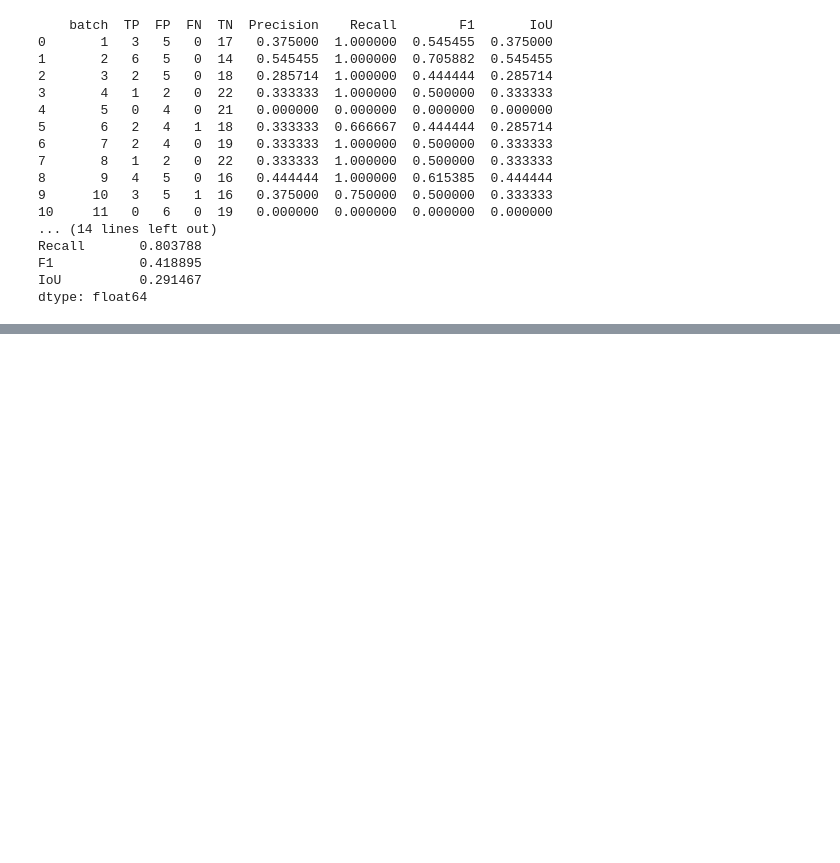
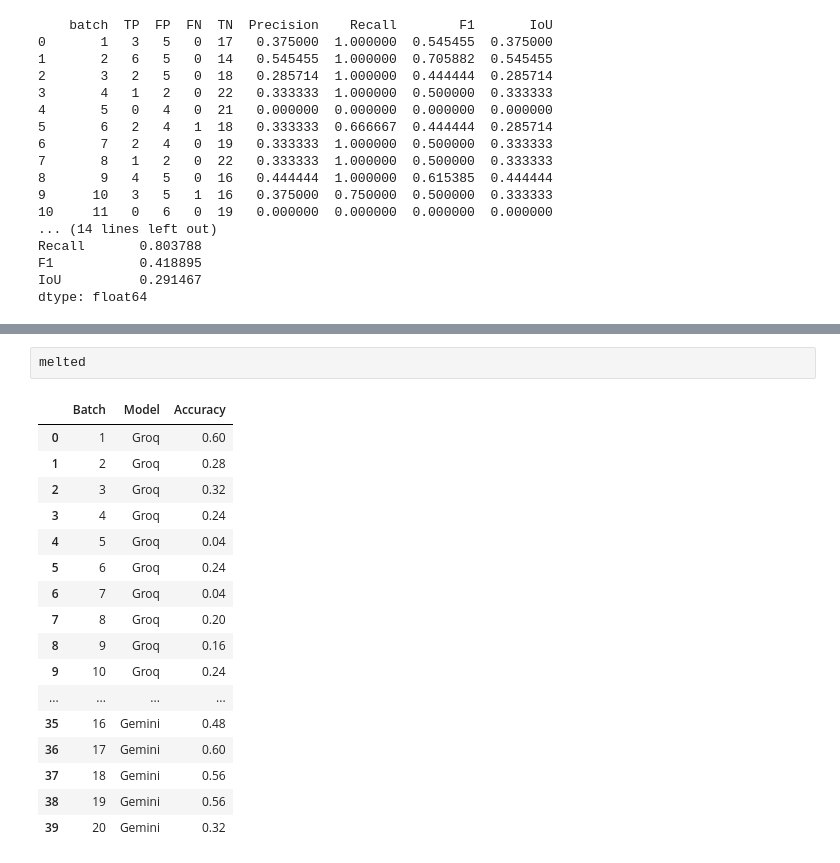
Before and after one commit to pinglainstitute/LLM-reviewtransformation, a Jupyter notebook: Notebooks/Results_graphics.ipynb, the cells around one changed output, grey strips where cells are left out. Drawn from its saved outputs; the diff is of its cells as text; blank space fills up the shorter version.

```diff
--- a/Notebooks/Results_graphics.ipynb
+++ b/Notebooks/Results_graphics.ipynb
@@ -185,0 +226,20 @@ dtype: float64
+# %%
+melted
+# %% [output]
+|  | Batch | Model | Accuracy |
+| 0 | 1 | Groq | 0.60 |
+| 1 | 2 | Groq | 0.28 |
+| 2 | 3 | Groq | 0.32 |
+| 3 | 4 | Groq | 0.24 |
+| 4 | 5 | Groq | 0.04 |
+| 5 | 6 | Groq | 0.24 |
+| 6 | 7 | Groq | 0.04 |
+| 7 | 8 | Groq | 0.20 |
+| 8 | 9 | Groq | 0.16 |
+| 9 | 10 | Groq | 0.24 |
+| ... | ... | ... | ... |
+| 35 | 16 | Gemini | 0.48 |
+| 36 | 17 | Gemini | 0.60 |
+| 37 | 18 | Gemini | 0.56 |
+| 38 | 19 | Gemini | 0.56 |
+| 39 | 20 | Gemini | 0.32 |
```
Also changed, not shown: parts of 6 cells of this notebook, 2 other files.
